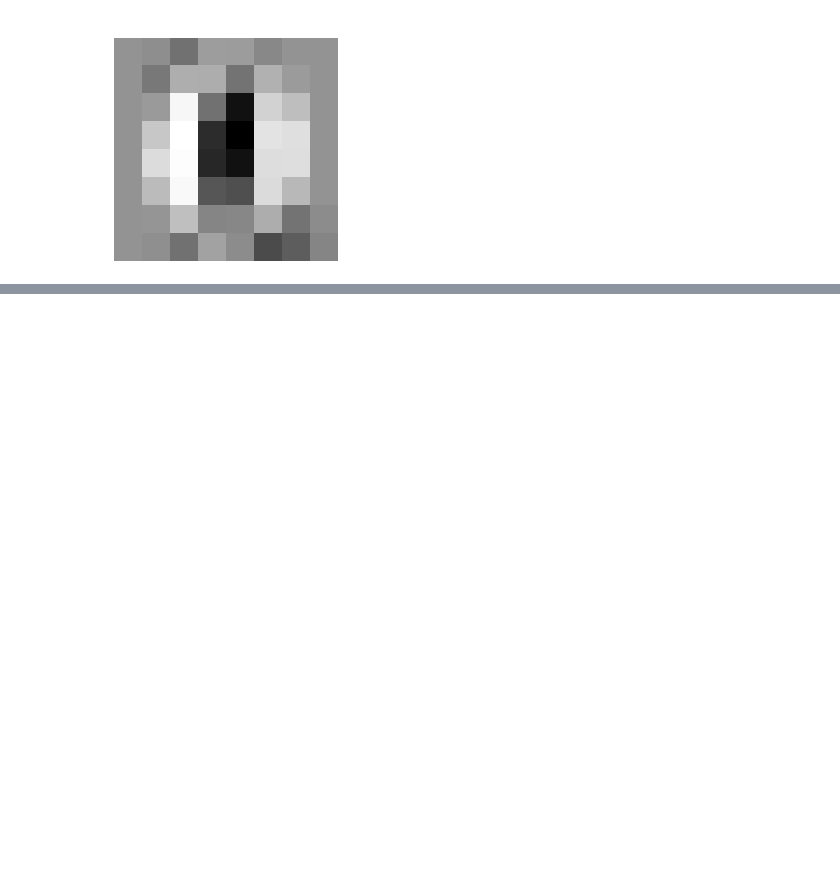
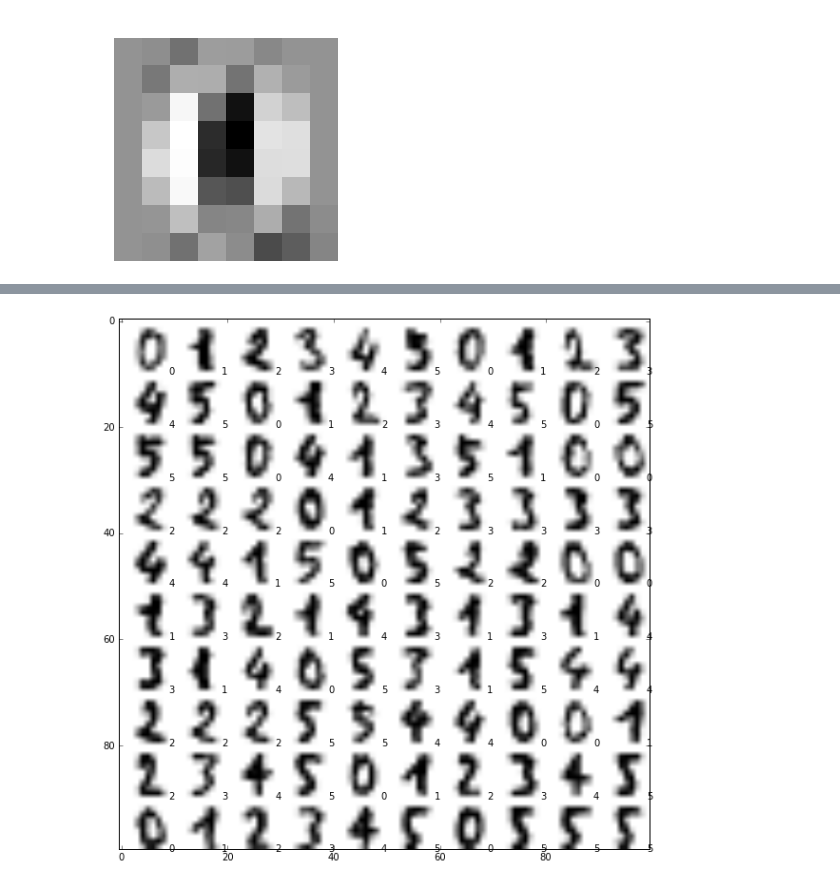
Before and after one commit to MrGreenRubato/notebooks, a Jupyter notebook: SciPy 2016 - Tutorial Part 5 - Unsupervised learning.ipynb, the cells around one changed output, grey strips where cells are left out. Saved outputs shown, nothing was run; the diff lists cells and outputs as text; code cells hidden in the pictures; blank space fills up the shorter version.

```diff
--- a/SciPy 2016 - Tutorial Part 5 - Unsupervised learning.ipynb
+++ b/SciPy 2016 - Tutorial Part 5 - Unsupervised learning.ipynb
@@ -282,0 +204,82 @@ raw data: [[  0.   0.   5. ...,   0.   0.   0.]
+# %%
+digits = datasets.load_digits(n_class=6)
+print('digits data shape:', digits.data.shape)
+print('digits target shape:', digits.target.shape)
+n_digits = 100
+X = digits.data[:n_digits]
+y = digits.target[:n_digits]
+print('reduced data shape:', X.shape)
+print('reduced target shape:', y.shape)
+
+n_samples, n_features = X.shape
+print('{} samples of {} features'.format(n_samples, n_features))
+
+print('raw data:', X)
+XT = np.array([])
+XT = X.reshape(n_digits, 8,8)
+
+# Try to reorder with a loop
+
+num_lines = 10
+num_cols = 10
+
+digit_size = 8 #width = height
+digit_padding = 2
+X_ = np.reshape(X, (n_digits,digit_size,digit_size))
+
+XN = np.zeros((num_lines*(digit_size+digit_padding), num_cols*(digit_size+digit_padding)))
+
+fig = plt.figure(figsize=(10,10))
+ax = fig.add_subplot(111)
+
+for digit in range(n_digits):
+    #plt.text(((digit//num_lines)*(digit_size+digit_padding)+line+digit_padding),i + (digit%num_lines)*(digit_size+digit_padding)+digit_padding,'matplotlib', ha='center', va='center', transform=ax.transAxes)
+    #plt.text(1,2,'matplotlib', ha='center', va='center', transform=ax.transAxes)
+    for line in range(digit_size):
+        for i in range(digit_size):
+            XN[((digit//num_lines)*(digit_size+digit_padding)+line+digit_padding)][i + (digit%num_lines)*(digit_size+digit_padding)+digit_padding] = X_[digit][line][i]
+
+plt.imshow(XN, cmap=plt.cm.binary)
+
+for digit in range(n_digits):
+    print(y[digit])
+    plt.text(0.1*(digit%num_lines+1), 1-(0.1*(digit//num_lines+1)) ,y[digit], ha='center', va='center', transform=ax.transAxes)
+plt.show()
+
+pca = decomposition.PCA(n_components=2).fit(X)
+pca.get_params()
+
+X_pca = pca.transform(X)
+
+def plot_embedding(X, title=None):
+    x_min, x_max = np.min(X, 0), np.max(X, 0)
+    X = (X - x_min) / (x_max - x_min)
+
+    plt.figure()
+    ax = plt.subplot(111)
+    for i in range(X.shape[0]):
+        plt.text(X[i, 0], X[i, 1], str(digits.target[i]),
+            color=plt.cm.Set1(y[i] / 10.),
+            fontdict={'weight': 'bold', 'size': 9})
+
+    if hasattr(offsetbox, 'AnnotationBbox'):
+        # only print thumbnails with matplotlib > 1.0
+        shown_images = np.array([[1., 1.]])  # just something big
+        for i in range(X.shape[0]):
+            dist = np.sum((X[i] - shown_images) ** 2, 1)
+            if np.min(dist) < 1e5:
+                # don't show points that are too close
+                # set a high threshold to basically turn this off
+                continue
+            shown_images = np.r_[shown_images, [X[i]]]
+            imagebox = offsetbox.AnnotationBbox(
+                offsetbox.OffsetImage(digits.images[i], cmap=plt.cm.gray_r),
+                X[i])
+            ax.add_artist(imagebox)
+    plt.xticks([]), plt.yticks([])
+    if title is not None:
+        plt.title(title)
+
+plot_embedding(X_pca, "Principal Components projection of the digits")
+plt.figure()
+# %% [output]
@@ -282,0 +303 @@ raw data: [[  0.   0.   5. ...,   0.   0.   0.]
+[figure, added]
```
Also changed, not shown: parts of 3 cells of this notebook.
